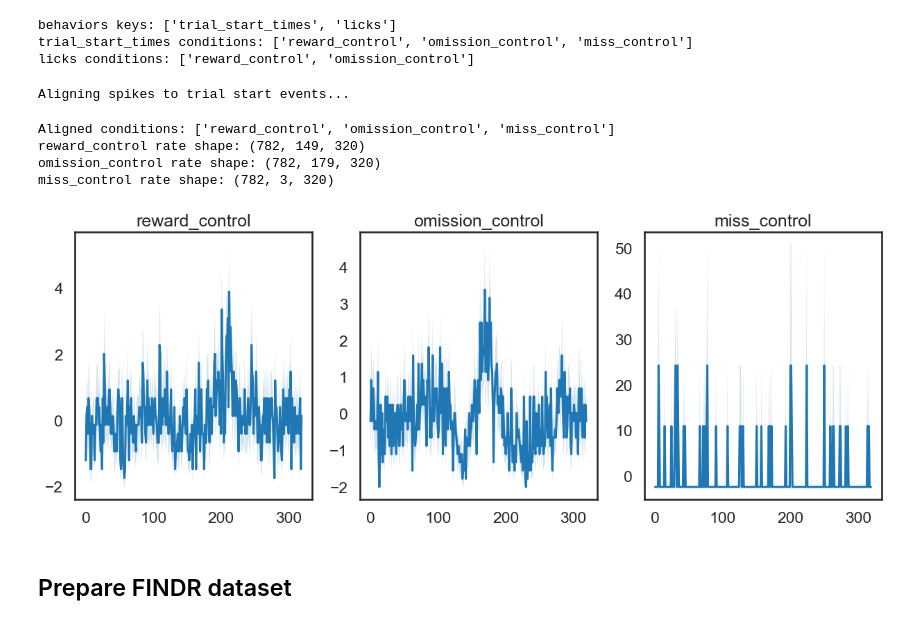
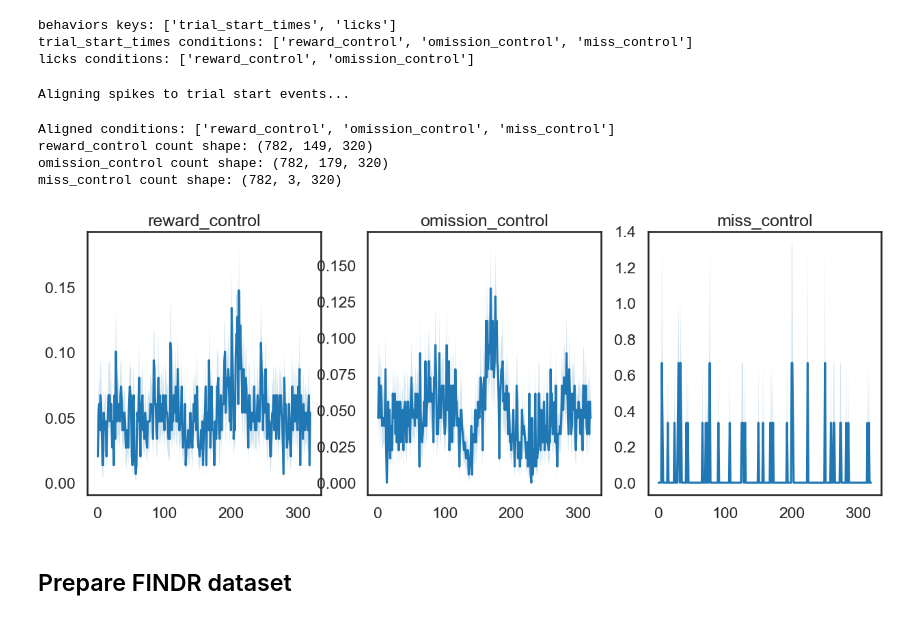
Before and after one commit to shunnnli/pyNeuroDAP, a Jupyter notebook: notebooks/prepare_findr_forShijia.ipynb, the cells around one changed output. Cells and saved outputs as stored; diff of their text form; code cells hidden in the pictures.

```diff
--- a/notebooks/prepare_findr_forShijia.ipynb
+++ b/notebooks/prepare_findr_forShijia.ipynb
@@ -56,31 +56,31 @@ print('Aligning spikes to trial start events...')
 aligned_trial_start = {}
 for cond, times in tqdm(behaviors['trial_start_times'].items(), desc="Aligning to trial starts", leave=True):
     aligned_trial_start[cond] = ndap.get_spikes(spikes, np.array(times), time_range, bin_size_ms=bin_size,
-                                                subtract_baseline=True, same_system=False, params=params)
+                                                subtract_baseline_spikes=True, same_system=False, params=params)
 
 print('Aligned conditions:', list(aligned_trial_start.keys()))
 for cond in aligned_trial_start.keys():
-    rate = aligned_trial_start[cond]['rate']  # numpy array (units, trials, timebins)
-    print(cond, 'rate shape:', rate.shape)
+    count = aligned_trial_start[cond]['count']  # numpy array (units, trials, timebins)
+    print(cond, 'count shape:', count.shape)
 # %% [output]
 Aligning spikes to trial start events...
 Aligned conditions: ['reward_control', 'omission_control', 'miss_control']
-reward_control rate shape: (782, 149, 320)
-omission_control rate shape: (782, 179, 320)
-miss_control rate shape: (782, 3, 320)
+reward_control count shape: (782, 149, 320)
+omission_control count shape: (782, 179, 320)
+miss_control count shape: (782, 3, 320)
 # %%
 # Plot example aligned spikes for each condition
 import matplotlib.pyplot as plt
 fig, axs = plt.subplots(1,len(aligned_trial_start), figsize=(15, 5), sharex=True)
 
 unit_id = 109
 for i, (cond, aligned_data) in enumerate(aligned_trial_start.items()):
-    rate = aligned_data['rate']
-    ndap.plot_sem(rate[unit_id], ax=axs[i])
+    count = aligned_data['count']
+    ndap.plot_sem(count[unit_id], ax=axs[i])
     axs[i].set_title(cond)
 plt.show()
 # %% [output]
-[figure, old version]
+[figure, new version]
 # %% [markdown]
 ## Prepare FINDR dataset
 # %%
```
Also changed, not shown: parts of 3 cells of this notebook, 3 other files.
